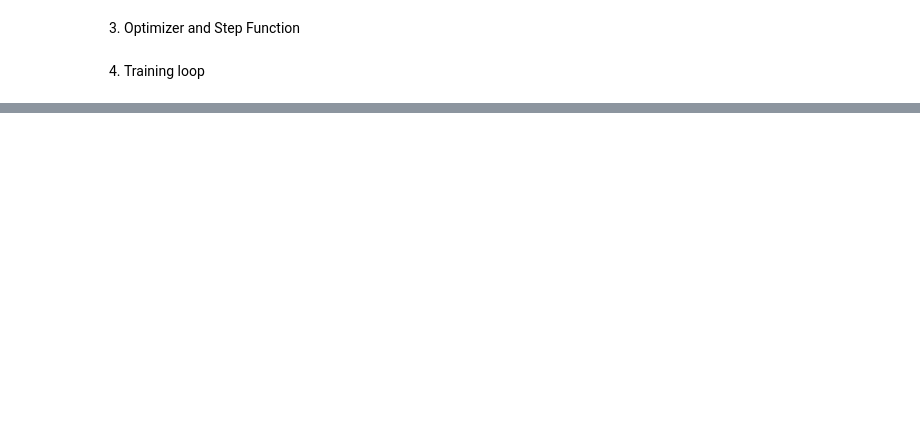
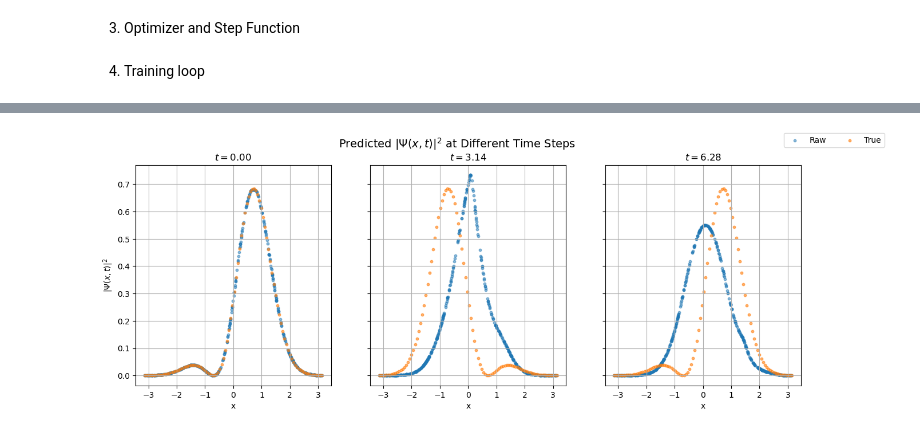
Before and after one commit to mrdchua/PINN-TDSE, a Jupyter notebook: TDSE-PHYS299/pinn-tdse-w1.ipynb, the cells around one changed output, grey strips where cells are left out. Saved outputs shown, nothing was run; the diff lists cells and outputs as text; code cells hidden in the pictures; blank space fills up the shorter version.

```diff
--- a/TDSE-PHYS299/pinn-tdse-w1.ipynb
+++ b/TDSE-PHYS299/pinn-tdse-w1.ipynb
@@ -453,0 +483,19 @@ KeyboardInterrupt:
+# %%
+import csv
+
+# Save to CSV
+with open("train_loss_results_w1.csv", "w", newline="") as f:
+    writer = csv.writer(f)
+
+    # Write header
+    writer.writerow(["epoch", "total_loss", "pde_loss", "boundary_loss", "initial_loss", "norm_loss"])
+
+    # Write data row by row
+    for epoch, (total, pde, boundary, initial, norm) in enumerate(zip(
+        train_loss_results["total"],
+        train_loss_results["pde"],
+        train_loss_results["boundary"],
+        train_loss_results["initial"],
+        train_loss_results["norm"]
+    )):
+        writer.writerow([epoch, total, pde, boundary, initial, norm])
@@ -453,0 +756,49 @@ KeyboardInterrupt:
+# %%
+x_true = np.linspace(x_min, x_max, 100)
+
+# Compute theoretical |Psi(x,t)|^2 as before
+def U_0(x, t):
+    w = 1.0
+    return np.exp(-1j * 0.5 * w * t) * (w/np.pi)**0.25 * np.exp(-w * x**2 / 2.0)
+
+def U_1(x, t):
+    w = 1.0
+    return np.exp(-1j * 1.5 * w * t) * (w/np.pi)**0.25 * np.exp(-w * x**2 / 2.0) * x * np.sqrt(2.0*w)
+
+# Define time steps
+t_test = [0, np.pi, 2.0*np.pi]
+
+# Create subplots
+fig, axs = plt.subplots(1, len(t_test), figsize=(15, 5), sharey=True)
+
+for i, t_val in enumerate(t_test):
+    t_in = tf.ones_like(x_is) * t_val
+    t_ins = scale_inputs(t_in, t_min, t_max)
+    X = tf.concat([x_is, t_ins], axis=1)
+    uv = loaded_model(X)
+    u, v = uv[:, 0:1], uv[:, 1:2]
+    # psi_Re, psi_Im = normalization(x_min, x_max, N_b, u, v)
+    # density = psi_Re**2 + psi_Im**2
+
+    t_true = np.ones_like(x_true) * t_val
+    psi_true = (1.0 / np.sqrt(2.0)) * (U_0(x_true, t_true) + U_1(x_true, t_true))
+    density_true = np.abs(psi_true)**2
+
+    ax = axs[i]
+    # ax.scatter(x_i, density, s=10, label="Normalized", alpha=0.7)
+    ax.scatter(x_i, u**2 + v**2, s=10, label="Raw", alpha=0.5)
+    ax.scatter(x_true, density_true, s=10, label="True", alpha=0.6)
+    ax.set_title(f"$t = {t_val:.2f}$")
+    ax.set_xlabel("x")
+    if i == 0:
+        ax.set_ylabel(r"$|\Psi(x,t)|^2$")
+    ax.grid(True)
+
+# Add a single legend and adjust layout
+handles, labels = axs[0].get_legend_handles_labels()
+fig.legend(handles, labels, loc='upper right', ncol=2)
+fig.suptitle("Predicted $|\Psi(x,t)|^2$ at Different Time Steps", fontsize=14)
+# plt.tight_layout(rect=[0, 0, 1, 0.9])
+plt.show()
+# %% [output]
+[figure, added]
```
Also changed, not shown: parts of 9 cells of this notebook.
